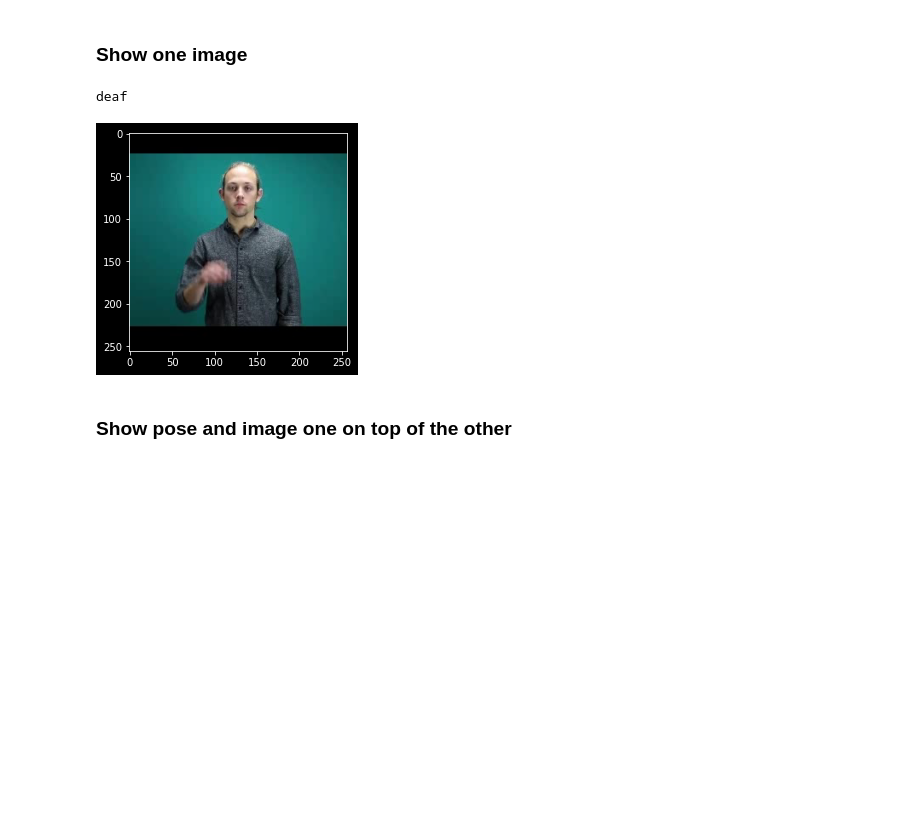
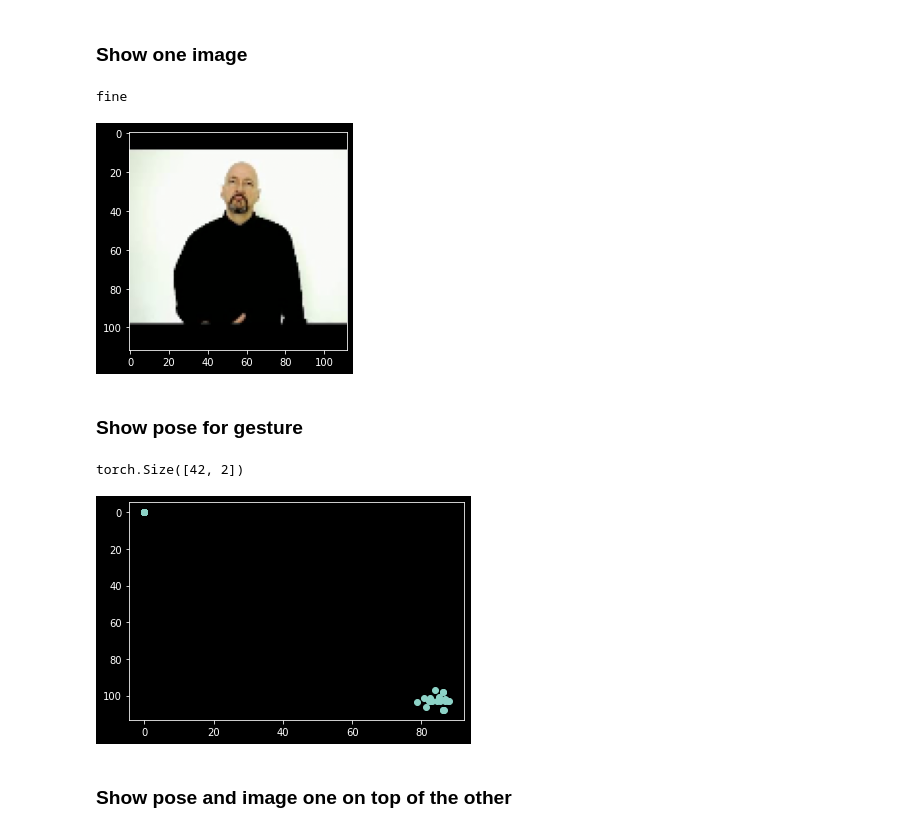
Before and after one commit to irg1008/Sign2Text, a Jupyter notebook: src/Nets/two_out_net/train.ipynb, the cells around one changed output. Drawn from its saved outputs; the diff is of its cells as text; code cells hidden in the pictures; blank space fills up the shorter version.

Commit message:
Using poses as individual x and y arrays again

```diff
--- a/src/Nets/two_out_net/train.ipynb
+++ b/src/Nets/two_out_net/train.ipynb
@@ -101,9 +88,8 @@ plot_grid(video, nrow=len(video), end_dim=0)
 # %%
-img = video[frame_of_video]
-target = ground_classes[n_video]
-
 print(classes[target])
 plot_grid(img, end_dim=0)
 # %% [output]
-deaf
+fine
-[figure, old version]
+[figure, new version]
+# %% [markdown]
+### Show pose for gesture
@@ -110,3 +98,19 @@ deaf
+# %%
+video_poses = ground_poses[n_video]
+img_pose = video_poses[frame_of_video]
+print(img_pose.shape)
+# %% [output]
+torch.Size([42, 2])
+# %%
+norm_img_pose = img_pose * IMAGE_SIZE
+img_pose_transpose = norm_img_pose.T
+# %%
+x, y = img_pose_transpose[0], img_pose_transpose[1]
+
+plt.scatter(x, y)
+plt.gca().invert_yaxis()
+# %% [output]
+[figure, added]
 # %% [markdown]
 ### Show pose and image one on top of the other
 # %%
```
Also changed, not shown: parts of 14 cells of this notebook, 6 other files.
